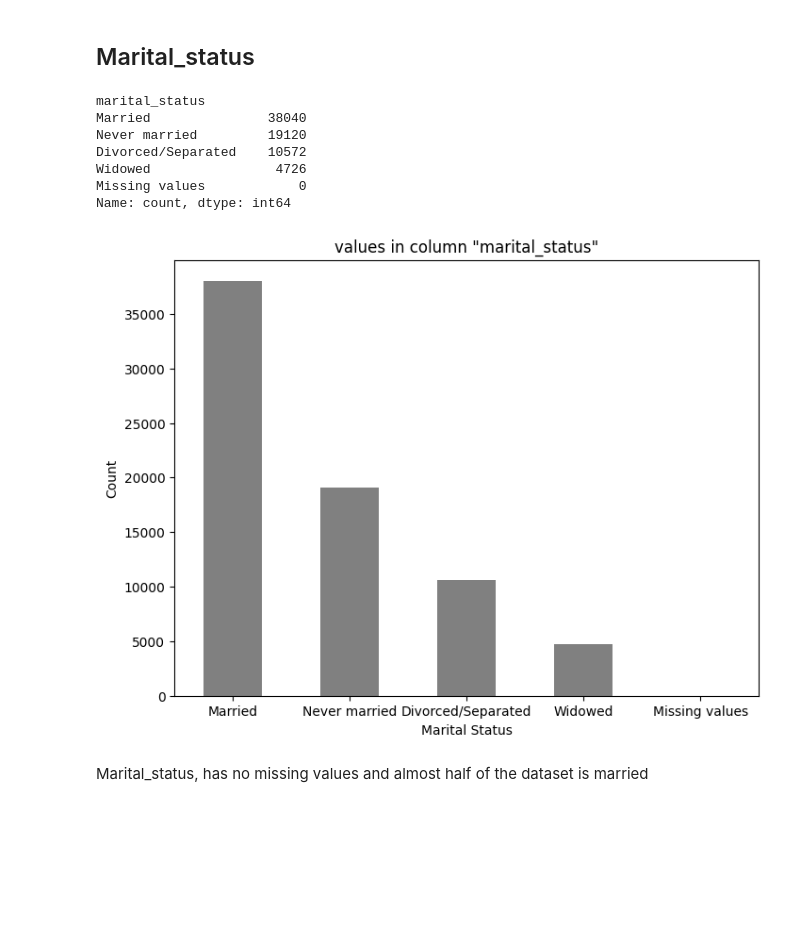
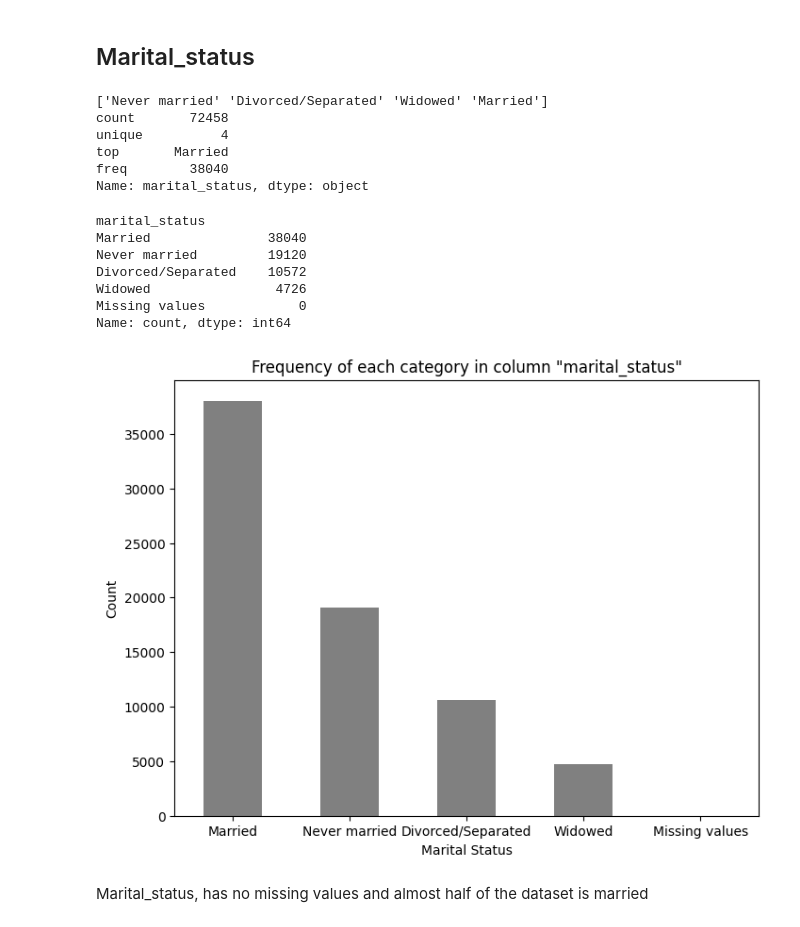
Before and after one commit to Adriano-7/feup-icd-project, a Jupyter notebook: src/main.ipynb, the cells around one changed output. Cells and saved outputs as stored; diff of their text form; code cells hidden in the pictures; blank space fills up the shorter version.

```diff
--- a/src/main.ipynb
+++ b/src/main.ipynb
@@ -228,26 +207,36 @@ plt.show()
 Income have a lot of outliers and his distribution is not a normal distribution
 # %% [markdown]
 ## Marital_status
+# %%
+print(df['marital_status'].unique())
+print(df['marital_status'].describe())
+# %% [output]
+['Never married' 'Divorced/Separated' 'Widowed' 'Married']
+count       72458
+unique          4
+top       Married
+freq        38040
+Name: marital_status, dtype: object
 # %%
 martital_status_counts = df['marital_status'].value_counts()
 martital_status_counts['Missing values'] = df['marital_status'].isnull().sum()
 print(martital_status_counts)
 plt.figure(figsize=(8, 6))
 martital_status_counts.plot(kind='bar',color=['gray'])
-plt.title('values in column "marital_status"')
+plt.title('Frequency of each category in column "marital_status"')
 plt.xlabel('Marital Status')
 plt.ylabel('Count')
 plt.xticks(rotation=0)
 plt.show()
 # %% [output]
 marital_status
 Married               38040
 Never married         19120
 Divorced/Separated    10572
 Widowed                4726
 Missing values            0
 Name: count, dtype: int64
-[figure, old version]
+[figure, new version]
 # %% [markdown]
 Marital_status, has no missing values and almost half of the dataset is married
 # %% [markdown]
```
Also changed, not shown: parts of 33 cells of this notebook, 1 other file.
